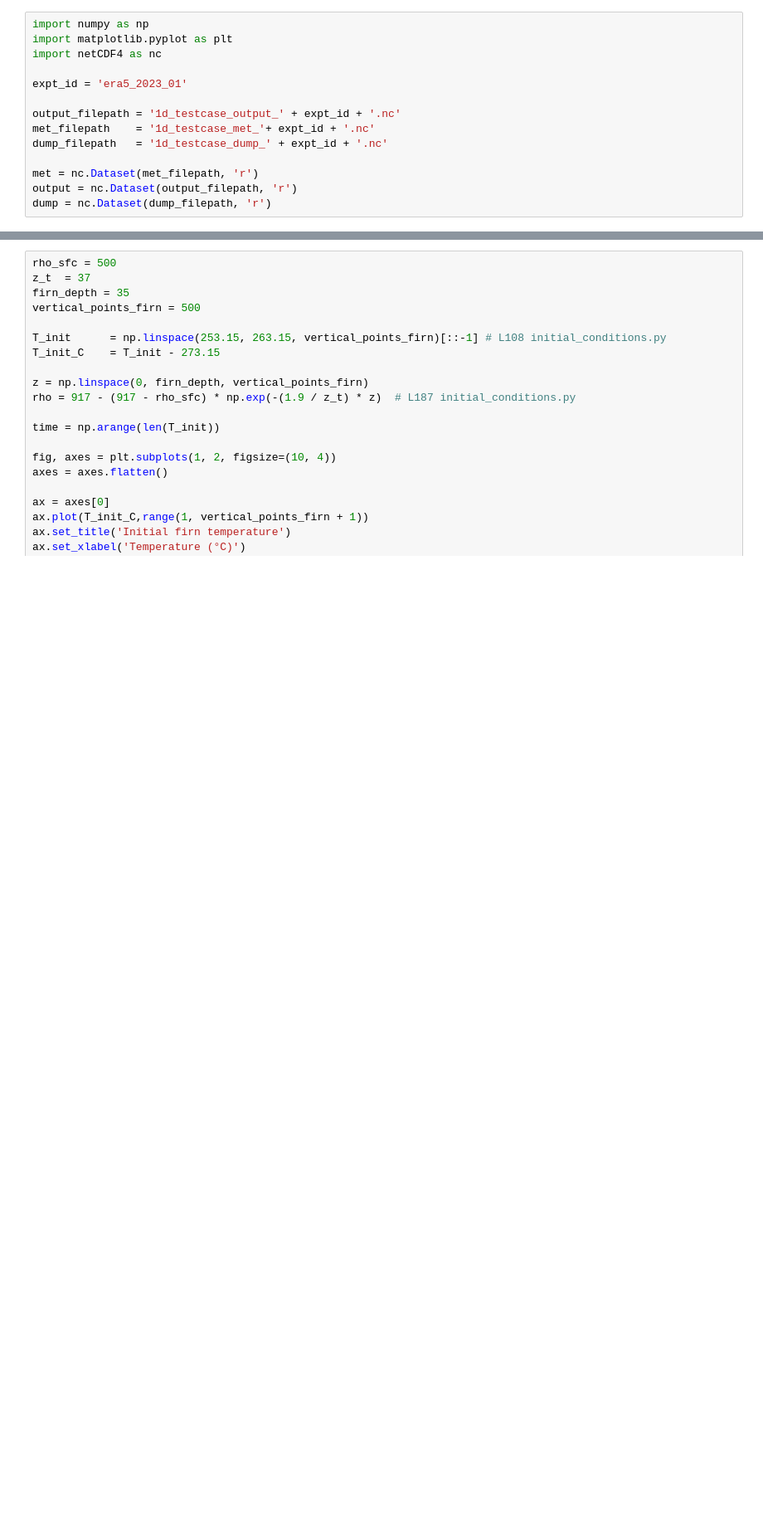
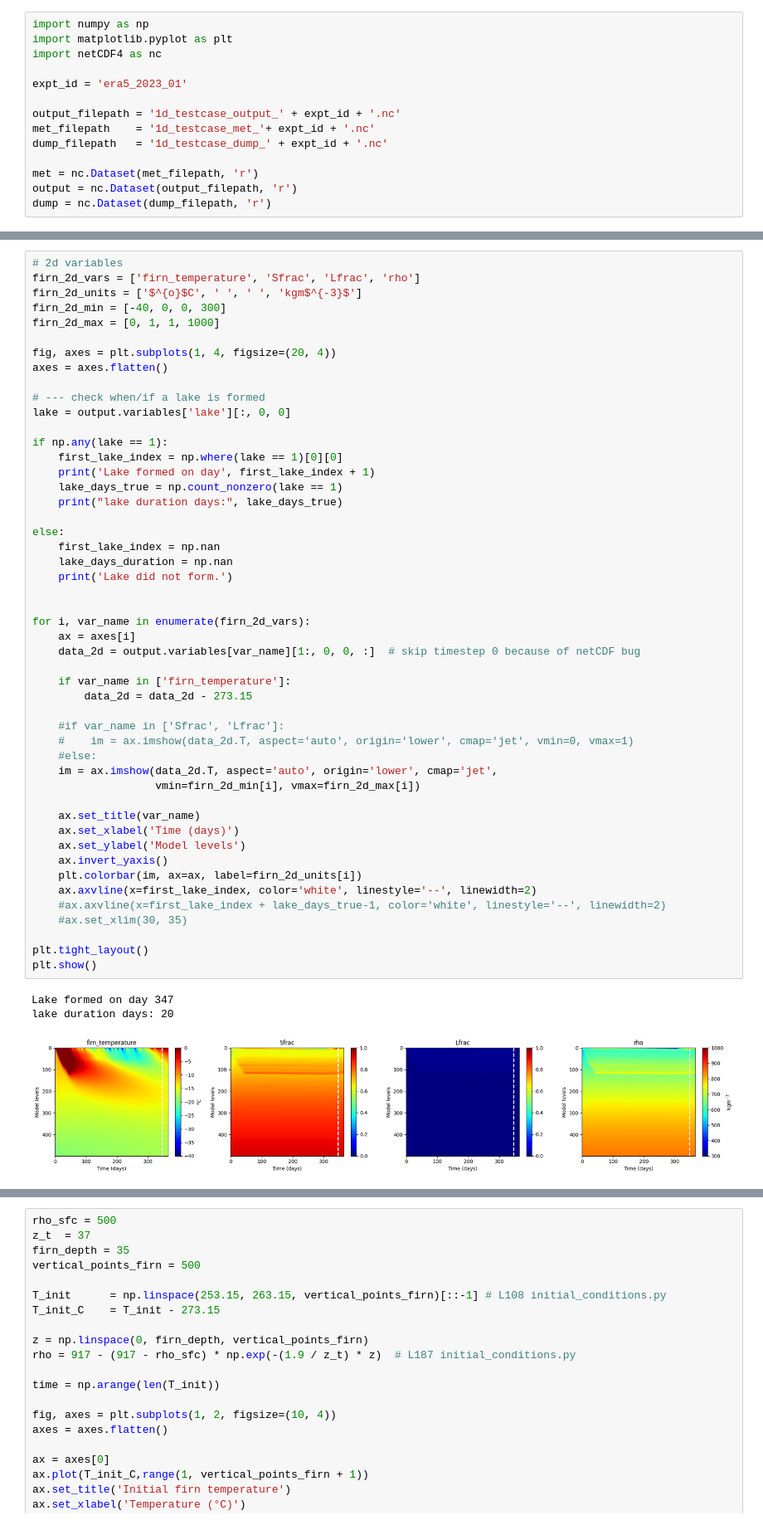
Before and after one commit to sarahshannon-uor/monarchs_jules, a Jupyter notebook: 1d_test_era5_2023.ipynb, the cells around one changed output, grey strips where cells are left out. Shown at 83% size. Saved outputs shown, nothing was run; the diff lists cells and outputs as text; blank space fills up the shorter version.

```diff
--- a/1d_test_era5_2023.ipynb
+++ b/1d_test_era5_2023.ipynb
@@ -18,0 +49,53 @@ dump = nc.Dataset(dump_filepath, 'r')
+# %%
+# 2d variables
+firn_2d_vars = ['firn_temperature', 'Sfrac', 'Lfrac', 'rho']
+firn_2d_units = ['$^{o}$C', ' ', ' ', 'kgm$^{-3}$']
+firn_2d_min = [-40, 0, 0, 300]
+firn_2d_max = [0, 1, 1, 1000]
+
+fig, axes = plt.subplots(1, 4, figsize=(20, 4))
+axes = axes.flatten()
+
+# --- check when/if a lake is formed
+lake = output.variables['lake'][:, 0, 0]
+
+if np.any(lake == 1):
+    first_lake_index = np.where(lake == 1)[0][0]
+    print('Lake formed on day', first_lake_index + 1)
+    lake_days_true = np.count_nonzero(lake == 1)
+    print("lake duration days:", lake_days_true)
+
+else:
+    first_lake_index = np.nan
+    lake_days_duration = np.nan
+    print('Lake did not form.')
+
+
+for i, var_name in enumerate(firn_2d_vars):
+    ax = axes[i]
+    data_2d = output.variables[var_name][1:, 0, 0, :]  # skip timestep 0 because of netCDF bug
+
+    if var_name in ['firn_temperature']:
+        data_2d = data_2d - 273.15
+
+    #if var_name in ['Sfrac', 'Lfrac']:
+    #    im = ax.imshow(data_2d.T, aspect='auto', origin='lower', cmap='jet', vmin=0, vmax=1)
+    #else:
+    im = ax.imshow(data_2d.T, aspect='auto', origin='lower', cmap='jet',
+                   vmin=firn_2d_min[i], vmax=firn_2d_max[i])
+
+    ax.set_title(var_name)
+    ax.set_xlabel('Time (days)')
+    ax.set_ylabel('Model levels')
+    ax.invert_yaxis()
+    plt.colorbar(im, ax=ax, label=firn_2d_units[i])
+    ax.axvline(x=first_lake_index, color='white', linestyle='--', linewidth=2)
+    #ax.axvline(x=first_lake_index + lake_days_true-1, color='white', linestyle='--', linewidth=2)
+    #ax.set_xlim(30, 35)
+
+plt.tight_layout()
+plt.show()
+# %% [output]
+Lake formed on day 347
+lake duration days: 20
+[figure, added]
```
Also changed, not shown: parts of 11 cells of this notebook, 2 other files.
